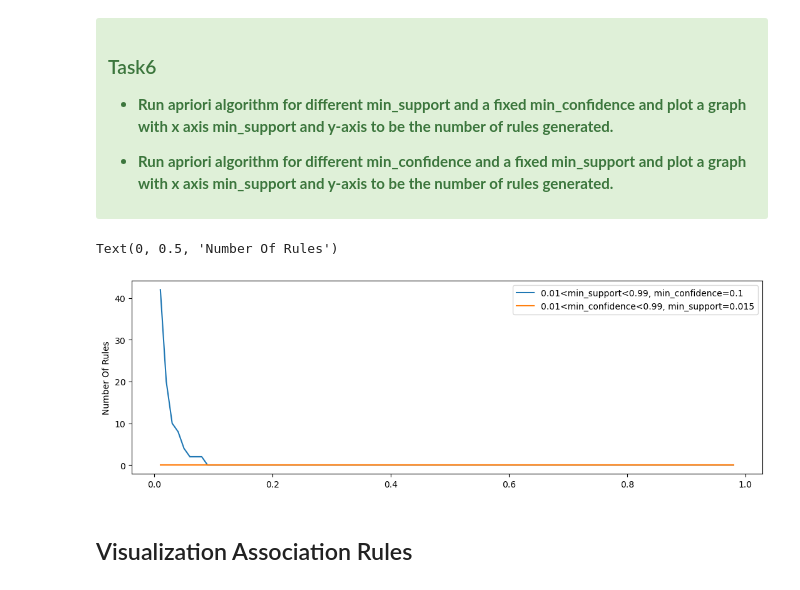
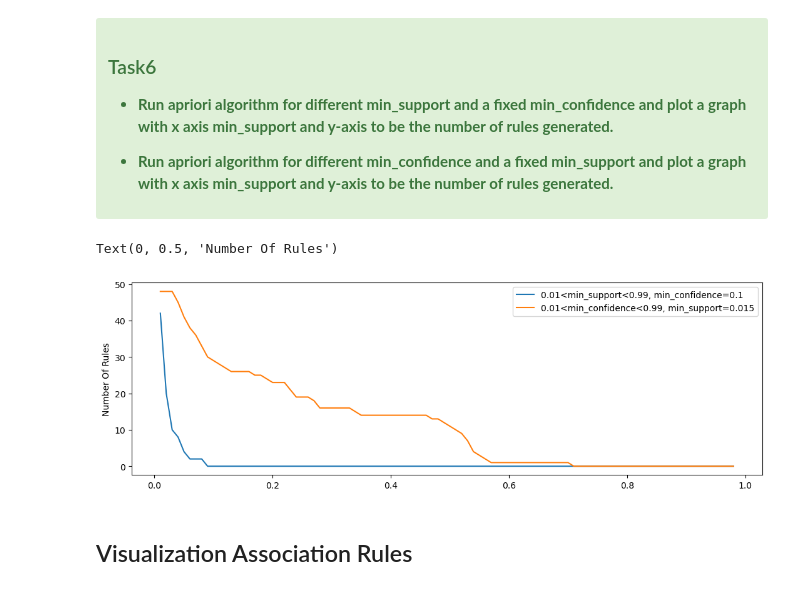
Before and after one commit to williamswe123/datamining, a Jupyter notebook: Lab5_interestingness/lab5_interestingness.ipynb, the cells around one changed output. Cells and saved outputs as stored; diff of their text form; code cells hidden in the pictures.

```diff
--- a/Lab5_interestingness/lab5_interestingness.ipynb
+++ b/Lab5_interestingness/lab5_interestingness.ipynb
@@ -348,31 +348,31 @@ The apriori() function, returns both the itemsets and the association rules for
 # %%
 #please implement Task 6 here
 
 min_supports = [i/100 for i in range(1, 99)]
 nr_of_rules = []
 for min_support in min_supports:
     _, rule = apriori(data_itemset[0:], min_support=min_support,  min_confidence=.1)
     nr_of_rules.append(len(rule))
 
 
 min_confidences = [i/100 for i in range(1, 99)]
 nr_of_rules2 = []
 for min_confidence in min_confidences:
-    _, rulee = apriori(data_itemset[0:], min_support=0.015,  min_confidence=min_confidence)
+    _, rule = apriori(data_itemset[0:], min_support=0.015,  min_confidence=min_confidence)
     nr_of_rules2.append(len(rule))
 
 plt.figure(figsize=(13,4))
 
 
 plt.plot(min_supports, nr_of_rules)
 plt.plot(min_confidences, nr_of_rules2)
 
 plt.legend(['0.01<min_support<0.99, min_confidence=0.1', '0.01<min_confidence<0.99, min_support=0.015'])
 
 plt.ylabel("Number Of Rules")
 # %% [output]
 Text(0, 0.5, 'Number Of Rules')
-[figure, old version]
+[figure, new version]
 # %% [markdown]
 ## Visualization Association Rules
 # %% [markdown]
```
Also changed, not shown: parts of 5 cells of this notebook.
